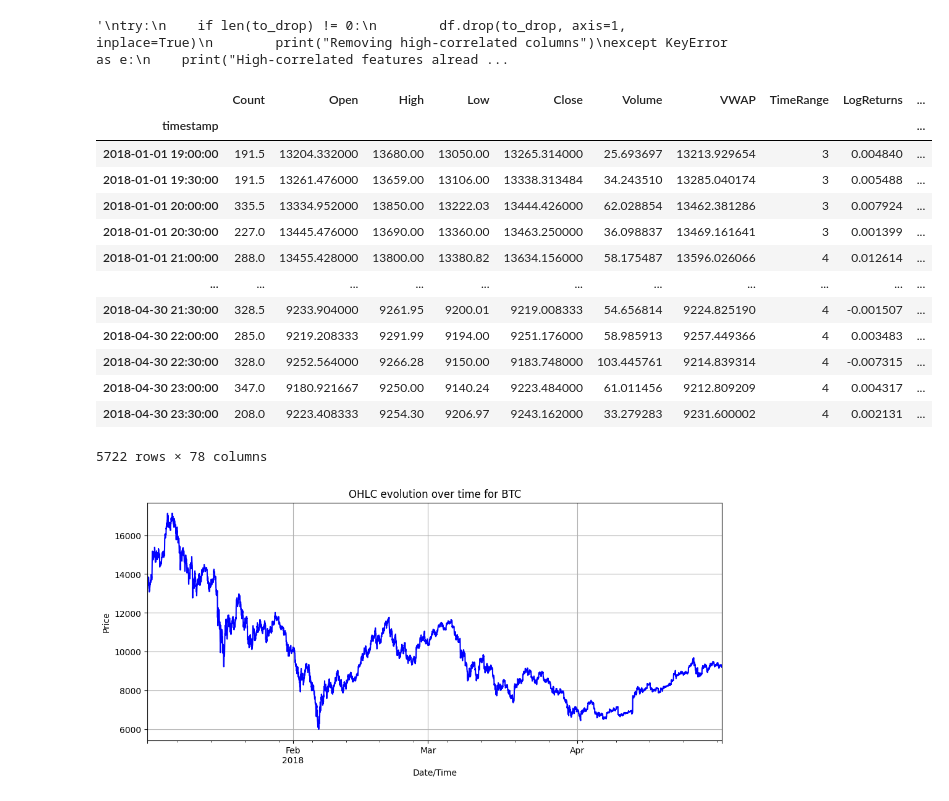
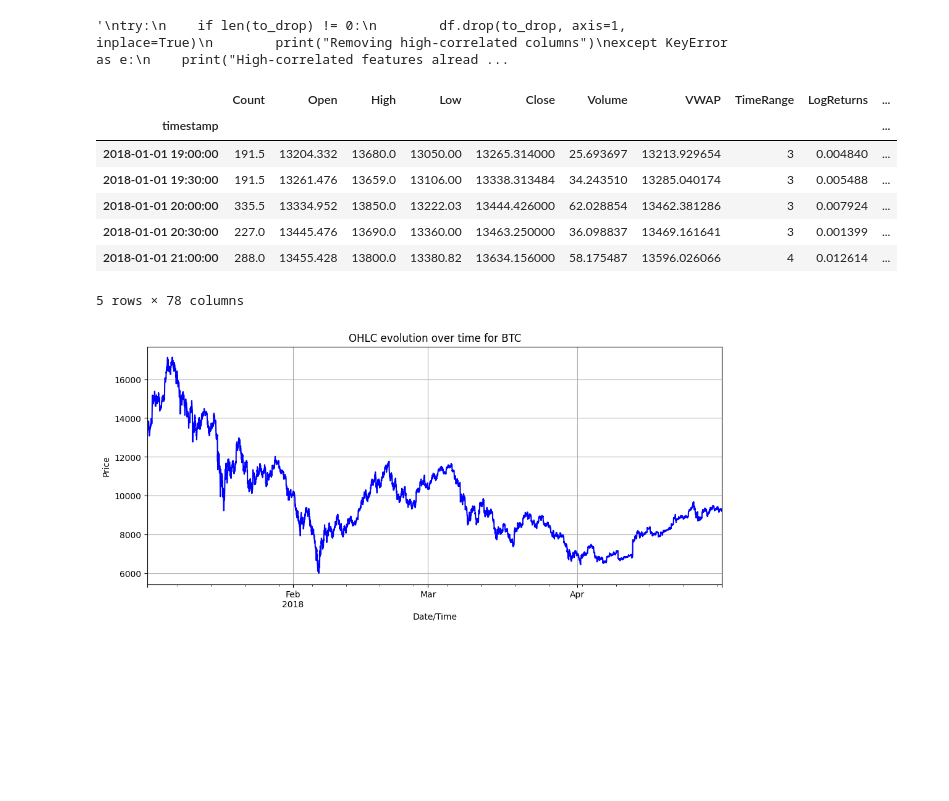
Before and after one commit to lcsrodriguez/cryptotrading, a Jupyter notebook: notebooks/bitcoin_trading.ipynb, the cells around one changed output. Drawn from its saved outputs; the diff is of its cells as text; code cells hidden in the pictures; blank space fills up the shorter version.

```diff
--- a/notebooks/bitcoin_trading.ipynb
+++ b/notebooks/bitcoin_trading.ipynb
@@ -186,7 +160,7 @@ df["Open-Close"] = df["Open"] - df["Close"].shift(1)
 df["Open-Open"] = df["Open"] - df["Open"].shift(1)
 
 # Computing the RSI () indicator
-df["RSI"] = rsi(df)
+df["RSI"] = Utils.rsi(df)
 
 # Computing the Bollinger Bands (BB) indicators
 upper_2sd, mid_2sd, lower_2sd = ta.BBANDS(df["Close"],
@@ -331,22 +285,16 @@ df.dropna(inplace=True)
 # Getting initial dataset (subset of time range)
 btc_2018 = df["2018-01": "2018-04"]
 # %%
-btc_2018
+btc_2018.head()
 # %% [output]
 |  | Count | Open | High | Low | Close | Volume | VWAP | TimeRange | LogReturns | ... |
 | timestamp |  |  |  |  |  |  |  |  |  | ... |
-| 2018-01-01 19:00:00 | 191.5 | 13204.332000 | 13680.00 | 13050.00 | 13265.314000 | 25.693697 | 13213.929654 | 3 | 0.004840 | ... |
-| 2018-01-01 19:30:00 | 191.5 | 13261.476000 | 13659.00 | 13106.00 | 13338.313484 | 34.243510 | 13285.040174 | 3 | 0.005488 | ... |
-| 2018-01-01 20:00:00 | 335.5 | 13334.952000 | 13850.00 | 13222.03 | 13444.426000 | 62.028854 | 13462.381286 | 3 | 0.007924 | ... |
-| 2018-01-01 20:30:00 | 227.0 | 13445.476000 | 13690.00 | 13360.00 | 13463.250000 | 36.098837 | 13469.161641 | 3 | 0.001399 | ... |
-| 2018-01-01 21:00:00 | 288.0 | 13455.428000 | 13800.00 | 13380.82 | 13634.156000 | 58.175487 | 13596.026066 | 4 | 0.012614 | ... |
-| ... | ... | ... | ... | ... | ... | ... | ... | ... | ... | ... |
-| 2018-04-30 21:30:00 | 328.5 | 9233.904000 | 9261.95 | 9200.01 | 9219.008333 | 54.656814 | 9224.825190 | 4 | -0.001507 | ... |
-| 2018-04-30 22:00:00 | 285.0 | 9219.208333 | 9291.99 | 9194.00 | 9251.176000 | 58.985913 | 9257.449366 | 4 | 0.003483 | ... |
-| 2018-04-30 22:30:00 | 328.0 | 9252.564000 | 9266.28 | 9150.00 | 9183.748000 | 103.445761 | 9214.839314 | 4 | -0.007315 | ... |
-| 2018-04-30 23:00:00 | 347.0 | 9180.921667 | 9250.00 | 9140.24 | 9223.484000 | 61.011456 | 9212.809209 | 4 | 0.004317 | ... |
-| 2018-04-30 23:30:00 | 208.0 | 9223.408333 | 9254.30 | 9206.97 | 9243.162000 | 33.279283 | 9231.600002 | 4 | 0.002131 | ... |
+| 2018-01-01 19:00:00 | 191.5 | 13204.332 | 13680.0 | 13050.00 | 13265.314000 | 25.693697 | 13213.929654 | 3 | 0.004840 | ... |
+| 2018-01-01 19:30:00 | 191.5 | 13261.476 | 13659.0 | 13106.00 | 13338.313484 | 34.243510 | 13285.040174 | 3 | 0.005488 | ... |
+| 2018-01-01 20:00:00 | 335.5 | 13334.952 | 13850.0 | 13222.03 | 13444.426000 | 62.028854 | 13462.381286 | 3 | 0.007924 | ... |
+| 2018-01-01 20:30:00 | 227.0 | 13445.476 | 13690.0 | 13360.00 | 13463.250000 | 36.098837 | 13469.161641 | 3 | 0.001399 | ... |
+| 2018-01-01 21:00:00 | 288.0 | 13455.428 | 13800.0 | 13380.82 | 13634.156000 | 58.175487 | 13596.026066 | 4 | 0.012614 | ... |
-5722 rows × 78 columns
+5 rows × 78 columns
 # %%
 # Plotting OHLC time series
 _ = btc_2018["Close"].plot()
```
Also changed, not shown: parts of 26 cells of this notebook.
